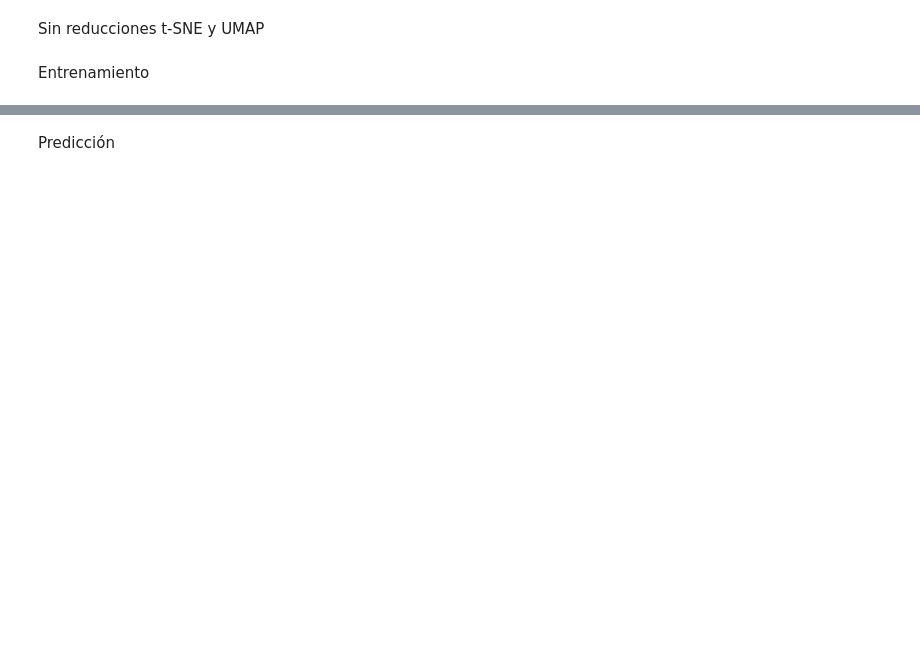
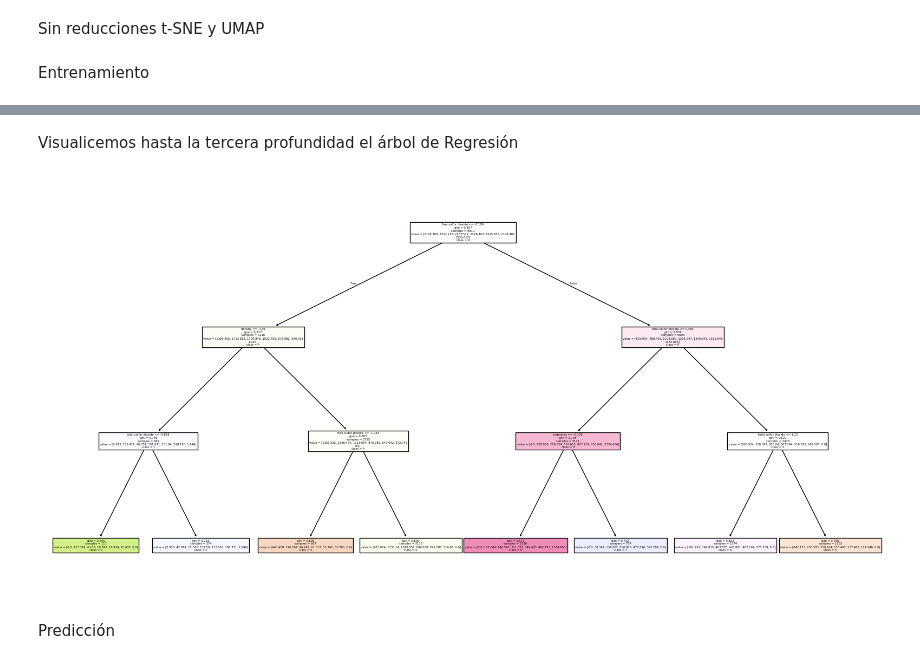
Before and after one commit to Kevin2558/Data_Science_Borrador, a Jupyter notebook: 09_Tareas_Proyectos/Tarea_2(Kevin2).ipynb, the cells around one changed output, grey strips where cells are left out. Cells and saved outputs as stored; diff of their text form; code cells hidden in the pictures; blank space fills up the shorter version.

```diff
--- a/09_Tareas_Proyectos/Tarea_2(Kevin2).ipynb
+++ b/09_Tareas_Proyectos/Tarea_2(Kevin2).ipynb
@@ -1920,6 +1943,25 @@ Pipeline(steps=[('smote', SMOTETomek(random_state=42)),
                 ('rf',
                  RandomForestClassifier(class_weight='balanced', max_depth=3,
                                         random_state=42))])
+# %% [markdown]
+Visualicemos hasta la tercera profundidad el árbol de Regresión
+# %%
+rf_model_bal = pipe_rf_bal.named_steps["rf"]
+
+# Extraemos el primer árbol del Random Forest
+first_tree_bal = rf_model_bal.estimators_[0]
+
+# Obtener las clases únicas del modelo entrenado
+model_classes_bal = rf_model_bal.classes_
+
+class_names_list_bal = [str(cls) for cls in model_classes_bal]
+
+# Graficamos
+plt.figure(figsize=(20, 10))
+plot_tree(first_tree_bal, filled=True, feature_names=X_tr.columns, class_names=class_names_list_bal, max_depth=3)
+plt.show()
+# %% [output]
+[figure, added]
 # %% [markdown]
 Predicción
 # %%
```
Also changed, not shown: parts of 11 cells of this notebook.
